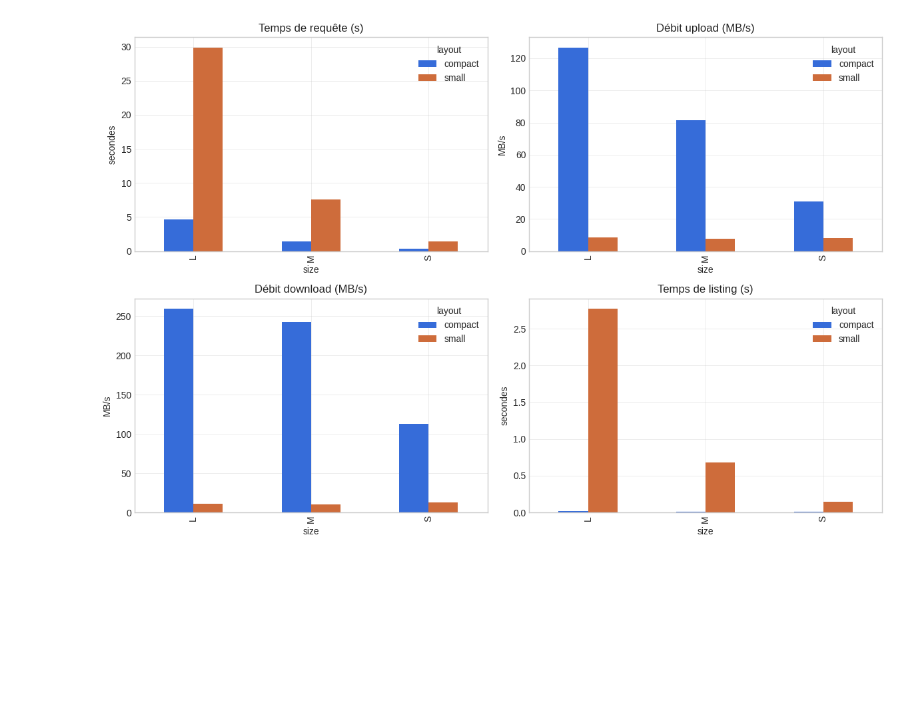
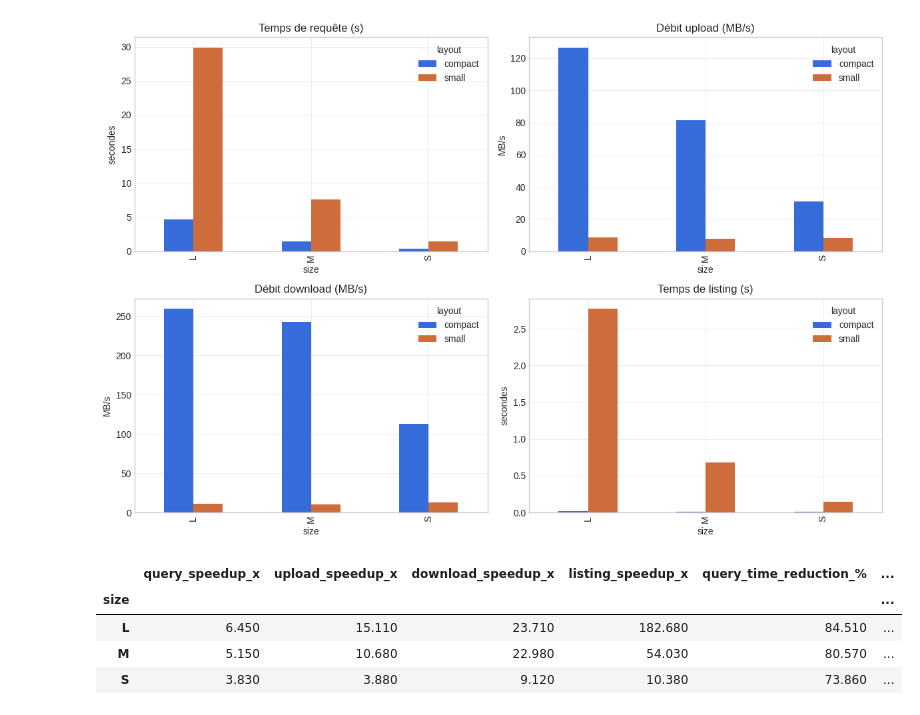
Before and after one commit to TanguyGodat/CCBD_Project, a Jupyter notebook: analysis.ipynb, the cells around one changed output. Cells and saved outputs as stored; diff of their text form; code cells hidden in the pictures; blank space fills up the shorter version.

```diff
--- a/analysis.ipynb
+++ b/analysis.ipynb
@@ -105,3 +139,27 @@ plt.tight_layout()
 plt.show()
 # %% [output]
 [figure]
+# %%
+query_pivot = df.pivot(index="size", columns="layout", values="query_elapsed_s")
+upload_pivot = df.pivot(index="size", columns="layout", values="upload_throughput_mb_s")
+download_pivot = df.pivot(index="size", columns="layout", values="download_throughput_mb_s")
+listing_pivot = df.pivot(index="size", columns="layout", values="listing_elapsed_s")
+
+improvement = pd.DataFrame(index=query_pivot.index)
+improvement["query_speedup_x"] = query_pivot["small"] / query_pivot["compact"]
+improvement["upload_speedup_x"] = upload_pivot["compact"] / upload_pivot["small"]
+improvement["download_speedup_x"] = download_pivot["compact"] / download_pivot["small"]
+improvement["listing_speedup_x"] = listing_pivot["small"] / listing_pivot["compact"]
+
+improvement["query_time_reduction_%"] = (1 - query_pivot["compact"] / query_pivot["small"]) * 100
+improvement["listing_time_reduction_%"] = (1 - listing_pivot["compact"] / listing_pivot["small"]) * 100
+improvement["upload_gain_%"] = (upload_pivot["compact"] / upload_pivot["small"] - 1) * 100
+improvement["download_gain_%"] = (download_pivot["compact"] / download_pivot["small"] - 1) * 100
+
+display(improvement.round(2))
+# %% [output]
+|  | query_speedup_x | upload_speedup_x | download_speedup_x | listing_speedup_x | query_time_reduction_% | ... |
+| size |  |  |  |  |  | ... |
+| L | 6.450 | 15.110 | 23.710 | 182.680 | 84.510 | ... |
+| M | 5.150 | 10.680 | 22.980 | 54.030 | 80.570 | ... |
+| S | 3.830 | 3.880 | 9.120 | 10.380 | 73.860 | ... |
```
Also changed, not shown: parts of 4 cells of this notebook.
